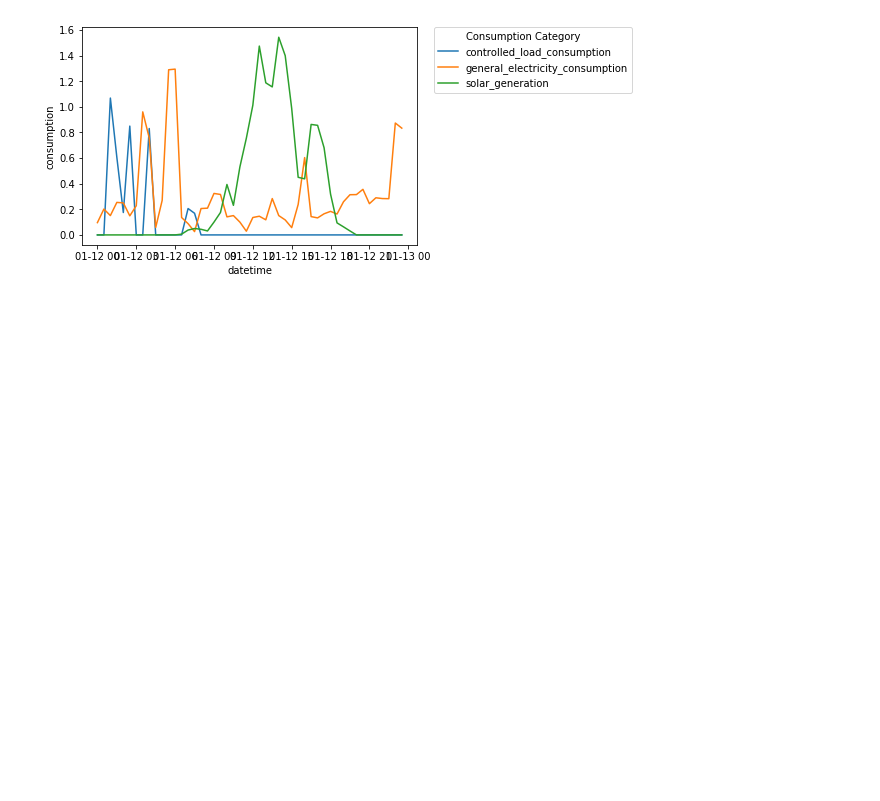
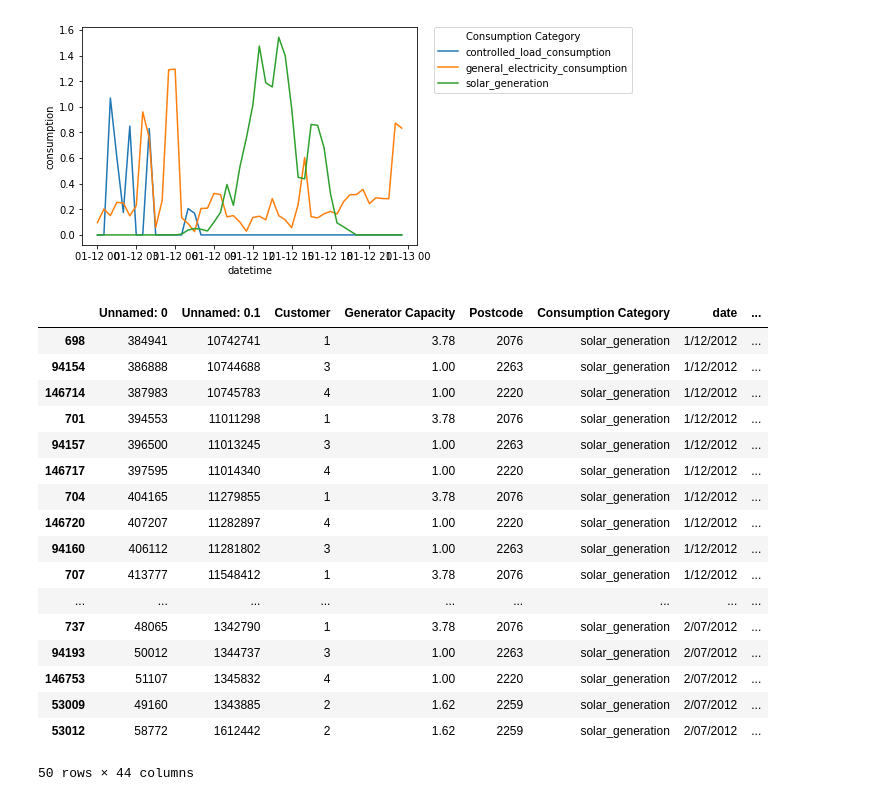
Before and after one commit to alexanderkell/battery-optimisation, a Jupyter notebook: notebooks/exploration/1.0-ajmk-data-exploration.ipynb, the cells around one changed output. Cells and saved outputs as stored; diff of their text form; code cells hidden in the pictures; blank space fills up the shorter version.

```diff
--- a/notebooks/exploration/1.0-ajmk-data-exploration.ipynb
+++ b/notebooks/exploration/1.0-ajmk-data-exploration.ipynb
@@ -120,3 +136,25 @@ for day, data in customer_1_long[customer_1_long.datetime<"2012-02-01"].groupby(
 [figure]
 [figure]
 [figure]
+# %%
+testing_dat = pd.read_csv("/Users/alexanderkell/Documents/PhD/Projects/18-battery-optimisation/data/processed/lagged_2012-2013-solar-electricity-data.csv")
+testing_dat[(testing_dat["Consumption Category"] == "solar_generation") & (testing_dat['datetime']>'2012-01-12 20:00:00')].sort_values("datetime").head(50)
+# %% [output]
+|  | Unnamed: 0 | Unnamed: 0.1 | Customer | Generator Capacity | Postcode | Consumption Category | date | ... |
+| 698 | 384941 | 10742741 | 1 | 3.78 | 2076 | solar_generation | 1/12/2012 | ... |
+| 94154 | 386888 | 10744688 | 3 | 1.00 | 2263 | solar_generation | 1/12/2012 | ... |
+| 146714 | 387983 | 10745783 | 4 | 1.00 | 2220 | solar_generation | 1/12/2012 | ... |
+| 701 | 394553 | 11011298 | 1 | 3.78 | 2076 | solar_generation | 1/12/2012 | ... |
+| 94157 | 396500 | 11013245 | 3 | 1.00 | 2263 | solar_generation | 1/12/2012 | ... |
+| 146717 | 397595 | 11014340 | 4 | 1.00 | 2220 | solar_generation | 1/12/2012 | ... |
+| 704 | 404165 | 11279855 | 1 | 3.78 | 2076 | solar_generation | 1/12/2012 | ... |
+| 146720 | 407207 | 11282897 | 4 | 1.00 | 2220 | solar_generation | 1/12/2012 | ... |
+| 94160 | 406112 | 11281802 | 3 | 1.00 | 2263 | solar_generation | 1/12/2012 | ... |
+| 707 | 413777 | 11548412 | 1 | 3.78 | 2076 | solar_generation | 1/12/2012 | ... |
+| ... | ... | ... | ... | ... | ... | ... | ... | ... |
+| 737 | 48065 | 1342790 | 1 | 3.78 | 2076 | solar_generation | 2/07/2012 | ... |
+| 94193 | 50012 | 1344737 | 3 | 1.00 | 2263 | solar_generation | 2/07/2012 | ... |
+| 146753 | 51107 | 1345832 | 4 | 1.00 | 2220 | solar_generation | 2/07/2012 | ... |
+| 53009 | 49160 | 1343885 | 2 | 1.62 | 2259 | solar_generation | 2/07/2012 | ... |
+| 53012 | 58772 | 1612442 | 2 | 1.62 | 2259 | solar_generation | 2/07/2012 | ... |
+50 rows × 44 columns
```
Also changed, not shown: parts of 1 cell of this notebook, 2 other files.
